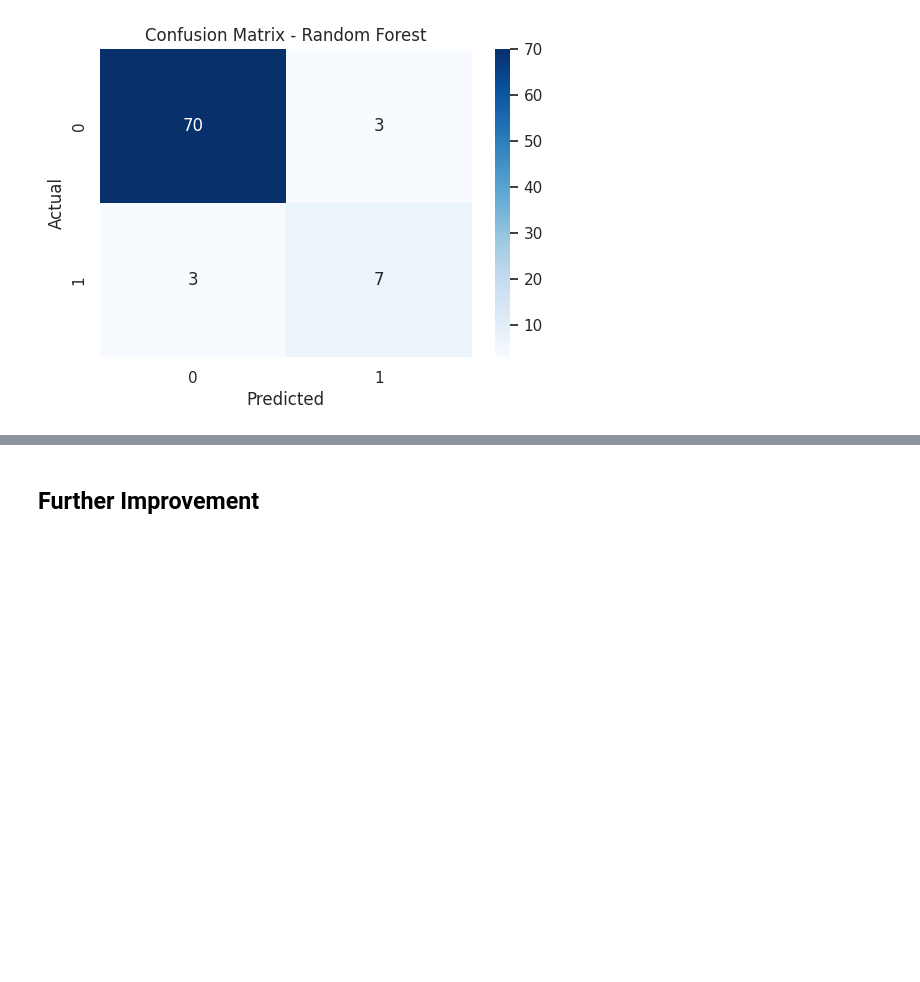
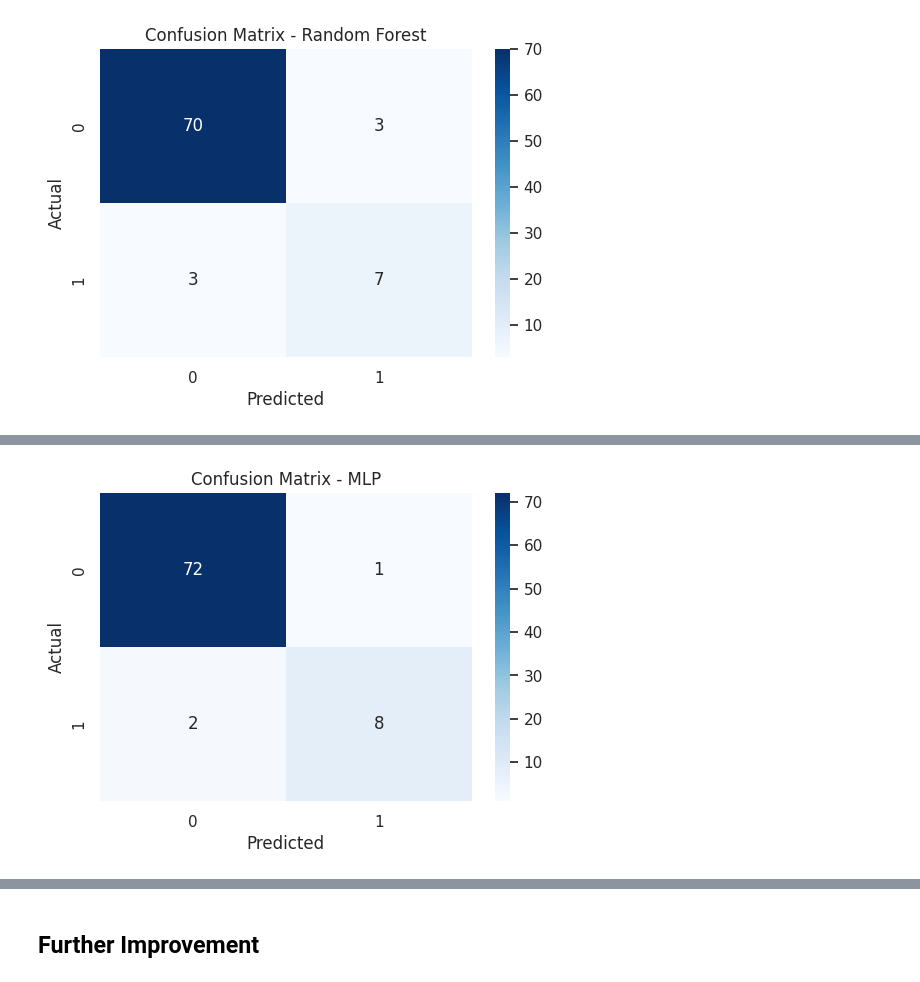
Before and after one commit to oitik/LabOfOitik, a Jupyter notebook: notebookade41e4794.ipynb, the cells around one changed output, grey strips where cells are left out. Saved outputs shown, nothing was run; the diff lists cells and outputs as text; code cells hidden in the pictures; blank space fills up the shorter version.

```diff
--- a/notebookade41e4794.ipynb
+++ b/notebookade41e4794.ipynb
@@ -577,0 +730,69 @@ ROC-AUC Score: 0.9795
+# %%
+from sklearn.neural_network import MLPClassifier
+from sklearn.pipeline import Pipeline
+from sklearn.preprocessing import StandardScaler, OneHotEncoder
+from sklearn.compose import ColumnTransformer
+from sklearn.model_selection import train_test_split
+from sklearn.metrics import classification_report, confusion_matrix, roc_auc_score
+import seaborn as sns
+import matplotlib.pyplot as plt
+
+# --- Features & Target ---
+features = [
+    'Company_Name', 'Product_Name', 'Monthly_Capacity', 'Monthly_Capacity_OT',
+    'Stock_Capacity', 'SKU_FIFO', 'Monthly_Demand', 'Monthly_Production',
+    'Demand_Production_Ratio', 'Capacity_Utilization',
+    'Stock_Coverage', 'FIFO_Demand_Ratio', 'OT_Utilization'
+]
+
+# Ensure features exist
+features = [f for f in features if f in df.columns]
+X = df[features]
+y = df['Backorder_Flag']
+
+# --- Split the Data ---
+X_train, X_test, y_train, y_test = train_test_split(
+    X, y, test_size=0.2, random_state=42, stratify=y
+)
+
+# --- Preprocessing ---
+numerical_cols = X.select_dtypes(include='number').columns.tolist()
+categorical_cols = X.select_dtypes(include='object').columns.tolist()
+
+preprocessor = ColumnTransformer(
+    transformers=[
+        ('num', StandardScaler(), numerical_cols),
+        ('cat', OneHotEncoder(drop='first', handle_unknown='ignore'), categorical_cols)
+    ]
+)
+
+# --- MLP Model ---
+mlp = MLPClassifier(hidden_layer_sizes=(100,), max_iter=500, random_state=42)
+
+# --- Pipeline ---
+pipeline = Pipeline([
+    ('preprocessor', preprocessor),
+    ('classifier', mlp)
+])
+
+# --- Train ---
+pipeline.fit(X_train, y_train)
+
+# --- Predict & Evaluate ---
+y_pred = pipeline.predict(X_test)
+y_proba = pipeline.predict_proba(X_test)[:, 1]
+
+print("=== MLP Classifier ===")
+print("Classification Report:")
+print(classification_report(y_test, y_pred))
+print(f"ROC-AUC Score: {roc_auc_score(y_test, y_proba):.4f}")
+
+# Confusion Matrix
+cm = confusion_matrix(y_test, y_pred)
+plt.figure(figsize=(6, 4))
+sns.heatmap(cm, annot=True, fmt='d', cmap='Blues')
+plt.title('Confusion Matrix - MLP')
+plt.xlabel('Predicted')
+plt.ylabel('Actual')
+plt.show()
+# %% [output]
@@ -578,3 +811,4 @@ ROC-AUC Score: 0.9795
+[figure, added]
 # %%
 results = {}
 for name, model in models.items():
```
Also changed, not shown: parts of 21 cells of this notebook.
